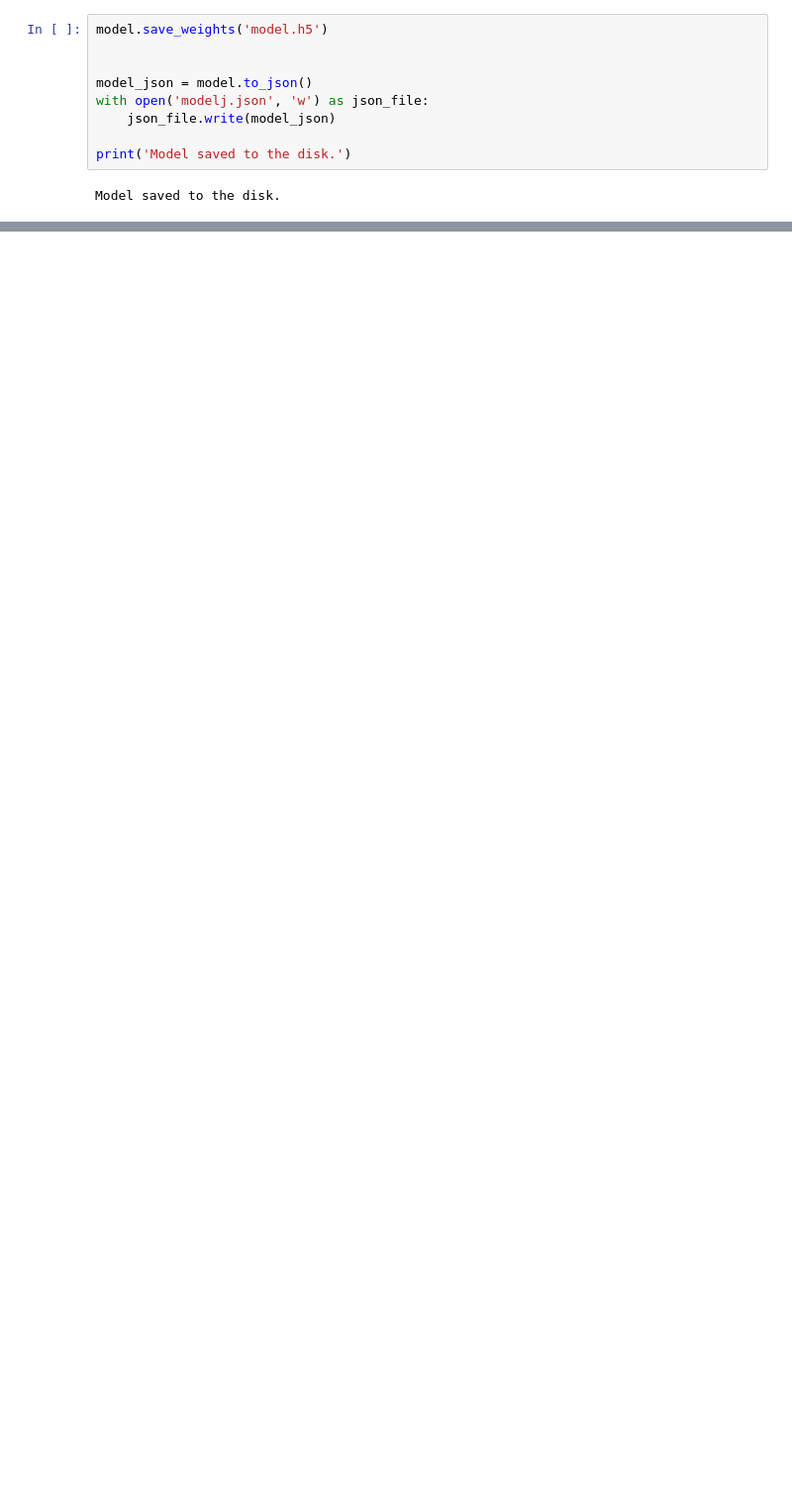
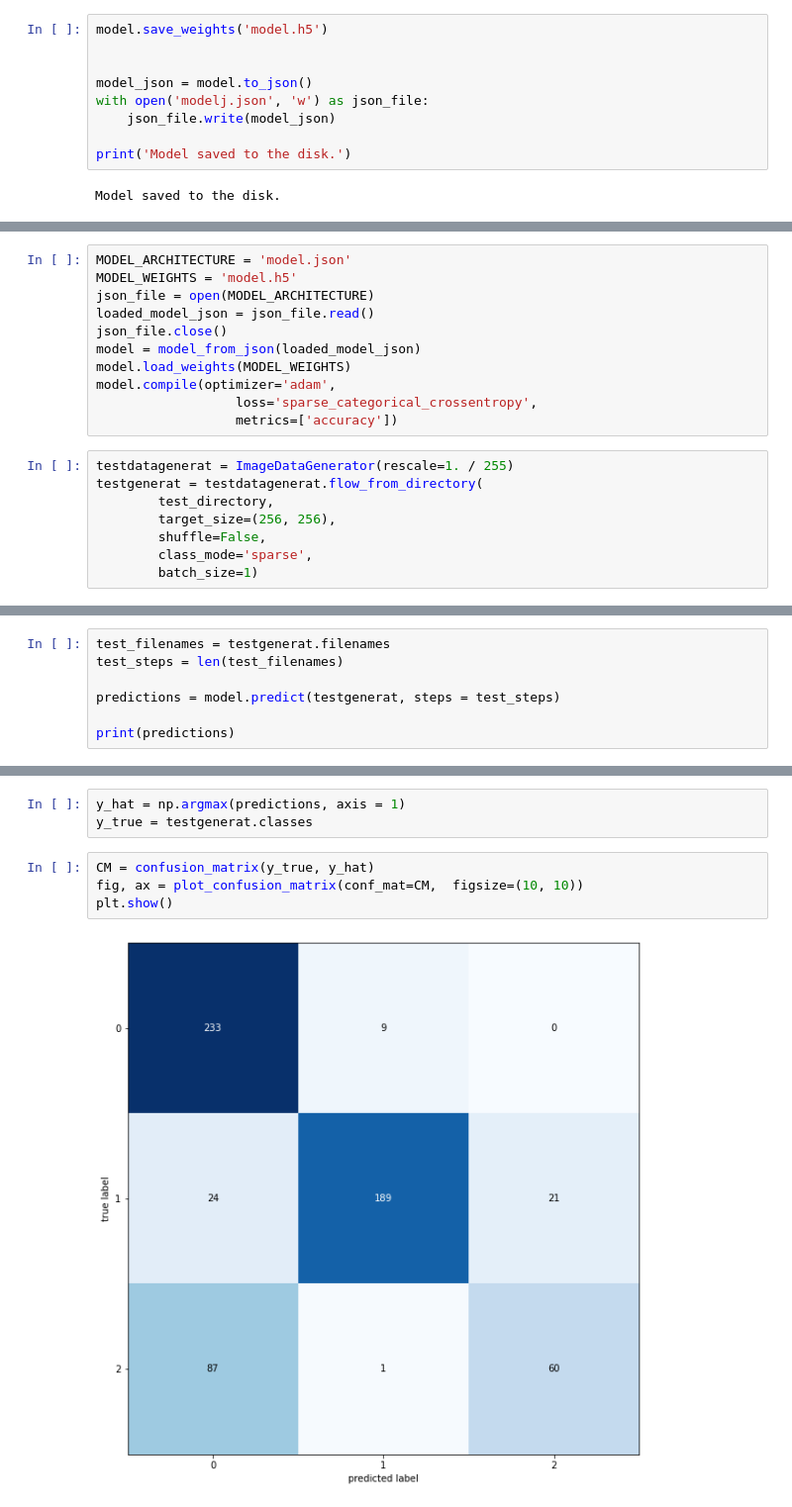
Before and after one commit to aliokn/pneumonia-detection-ai, a Jupyter notebook: model_training/vbn.ipynb, the cells around one changed output, grey strips where cells are left out. Shown: that part at 99% size. Cells and saved outputs as stored; diff of their text form; blank space fills up the shorter version.

```diff
--- a/model_training/vbn.ipynb
+++ b/model_training/vbn.ipynb
@@ -136,0 +140,19 @@ Model saved to the disk.
+# %%
+MODEL_ARCHITECTURE = 'model.json'
+MODEL_WEIGHTS = 'model.h5'
+json_file = open(MODEL_ARCHITECTURE)
+loaded_model_json = json_file.read()
+json_file.close()
+model = model_from_json(loaded_model_json)
+model.load_weights(MODEL_WEIGHTS)
+model.compile(optimizer='adam',
+                  loss='sparse_categorical_crossentropy',
+                  metrics=['accuracy'])
+# %%
+testdatagenerat = ImageDataGenerator(rescale=1. / 255)
+testgenerat = testdatagenerat.flow_from_directory(
+        test_directory,
+        target_size=(256, 256),
+        shuffle=False,
+        class_mode='sparse',
+        batch_size=1)
@@ -136,0 +170,7 @@ Model saved to the disk.
+# %%
+test_filenames = testgenerat.filenames
+test_steps = len(test_filenames)
+
+predictions = model.predict(testgenerat, steps = test_steps)
+
+print(predictions)
@@ -136,0 +185,9 @@ Model saved to the disk.
+# %%
+y_hat = np.argmax(predictions, axis = 1)
+y_true = testgenerat.classes
+# %%
+CM = confusion_matrix(y_true, y_hat)
+fig, ax = plot_confusion_matrix(conf_mat=CM,  figsize=(10, 10))
+plt.show()
+# %% [output]
+[figure, added]
```
Also changed, not shown: parts of 10 cells of this notebook.
